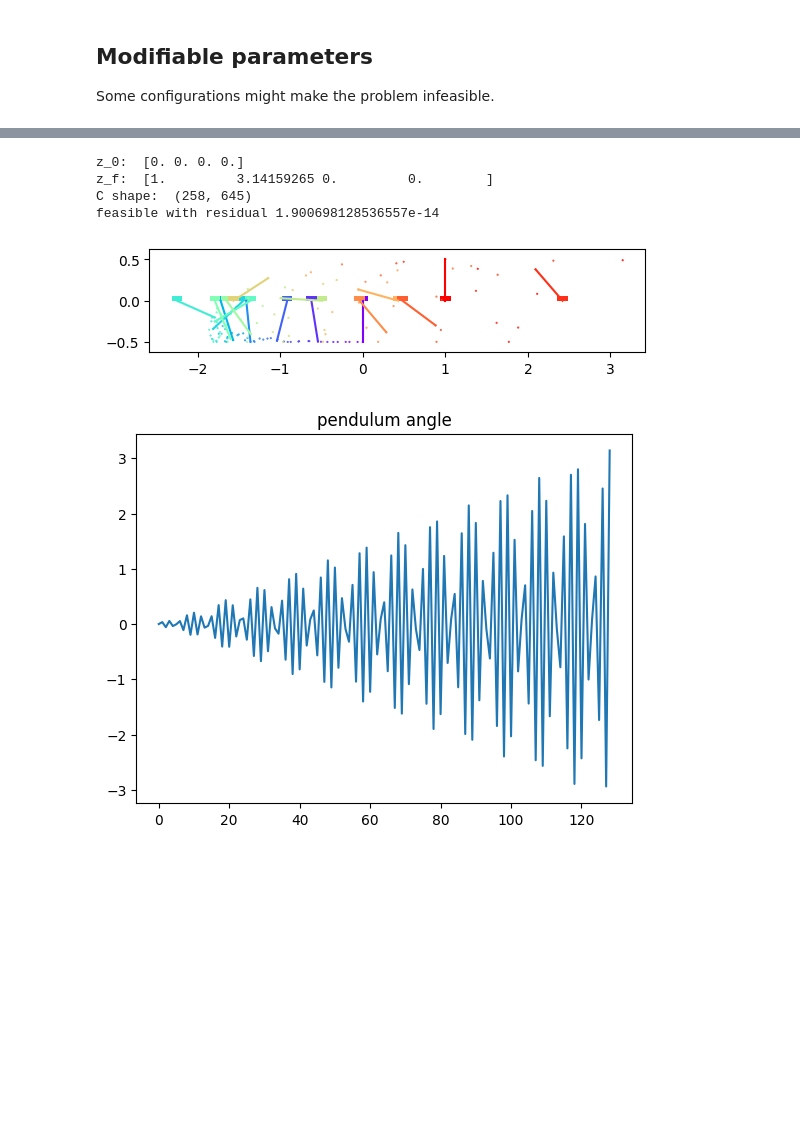
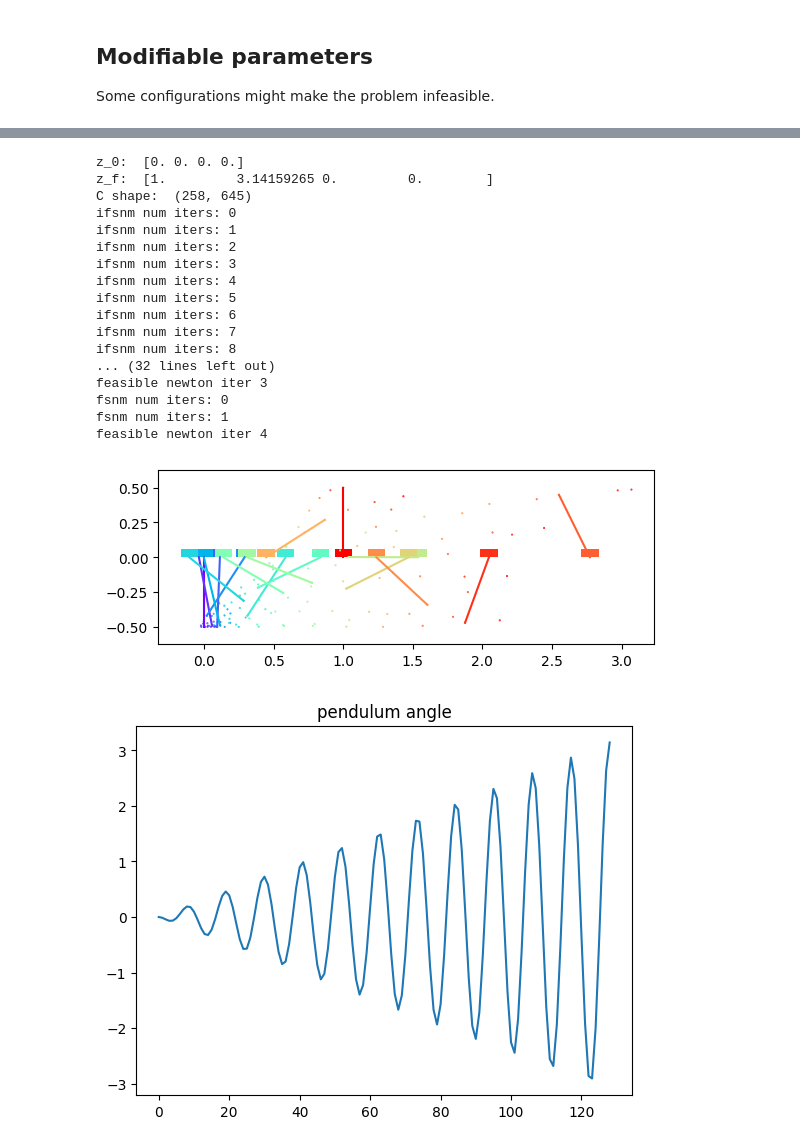
Before and after one commit to therealjtgill/traj_opt, a Jupyter notebook: cartpole_traj_opt.ipynb, the cells around one changed output, grey strips where cells are left out. Cells and saved outputs as stored; diff of their text form; code cells hidden in the pictures; blank space fills up the shorter version.

Commit message:
Added feasible start Newton's method to the new LMPC solver function ('do_stuff').

```diff
--- a/cartpole_traj_opt.ipynb
+++ b/cartpole_traj_opt.ipynb
@@ -742,9 +742,9 @@ def cartpole_trajectory_optimizer(N, T, effort_weights, u_min, u_max, z_0, z_fin
     barrier_lambda = 10.0
     for i in range(10):
         barrier_t *= barrier_lambda
-        # x_out = feasible_newton(x_out, v_init, barrier_t, Q, A, c, u_min, u_max, N, max_iters=100)
         x_out, v_out, _ = feasible_newton(x_out, v_out, barrier_t, Q, A, c, u_min, u_max, N, max_iters=100)
-    x_out2 = x_out
+
+    x_out2 = np.copy(x_out)
 
     z_0_str = "_".join([str(v) for v in z_0.tolist()])
     z_f_str = "_".join([str(v) for v in z_final.tolist()])
@@ -759,15 +759,12 @@ def cartpole_trajectory_optimizer(N, T, effort_weights, u_min, u_max, z_0, z_fin
 
     if plot_stuff:
         dt = T / (N * 32)
-        # u_func = lambda t: x_out2[int(min(t / (T / N), N))]
-        # dense_zs = lti_sim_with_input(F, b, f, u_func, z_0, dt, t_0, T)
 
         states = np.reshape(x_out2[N + 1:], ((N + 1), state_vec_size))
         dense_zs = [z for z in states]
 
-        # plot_pendulum_time_sequence(dense_zs, l_pend, 64, trajectory_filename)
-        plot_pendulum_time_sequence(dense_zs, l_pend, 8)
-        plot_control_input(x_out2[:N + 1], dt, t_0, T)
+        plot_pendulum_time_sequence(dense_zs, l_pend, 8, trajectory_filename)
+        plot_control_input(x_out2[:N + 1], dt, t_0, T, control_input_filename)
 
     return True
 # %%
@@ -1053,25 +1051,44 @@ def cleaner_trajectory_optimization(N, T, effort_weights, u_min, u_max, z_0, z_f
 
    if residual > 1e-5:
       print("infeasible with residual", residual)
+      return False
    else:
       print("feasible with residual", residual)
 
-   # dt = T / (N * 32)
-   # u_func = lambda t: x_out2[int(min(t / (T / N), N))]
-   # dense_zs = lti_sim_with_input(F, b, f, u_func, z_0, dt, t_0, T)
+   fsnm = FeasibleStartNewton(qp)
+
+   barrier_lambda = 10.0
+   for i in range(10):
+      print("feasible newton iter", i)
+      barrier_t *= barrier_lambda
+      x_out, v_out, keep_going = fsnm.solve(x_out, v_out, 0.5, 0.9, 100, barrier_t)
+      if not keep_going:
+         break
 
    states = np.reshape(x_out[N + 1:], ((N + 1), state_vec_size))
    dense_zs = [z for z in states]
 
-   # plot_pendulum_time_sequence(dense_zs, l_pend, 64, trajectory_filename)
    plot_pendulum_time_sequence(dense_zs, l_pend, 8)
    plot_control_input(x_out[:N + 1], dt, t_0, T)
 # %%
-cleaner_trajectory_optimization(N, T, control_weighting, u_min, u_max, z_0, z_final, m_pend, m_cart, l_pend)
+cleaner_trajectory_optimization(N, 8, control_weighting, -2.5, 2.5, z_0, z_final, m_pend, m_cart, l_pend)
 # %% [output]
 z_0:  [0. 0. 0. 0.]
 z_f:  [1.         3.14159265 0.         0.        ]
 C shape:  (258, 645)
-feasible with residual 1.900698128536557e-14
+ifsnm num iters: 0
+ifsnm num iters: 1
+ifsnm num iters: 2
+ifsnm num iters: 3
+ifsnm num iters: 4
+ifsnm num iters: 5
+ifsnm num iters: 6
+ifsnm num iters: 7
+ifsnm num iters: 8
+... (32 lines left out)
+feasible newton iter 3
+fsnm num iters: 0
+fsnm num iters: 1
+feasible newton iter 4
-[figure, old version]
+[figure, new version]
-[figure, old version]
+[figure, new version]
```
Also changed, not shown: parts of 3 cells of this notebook.
